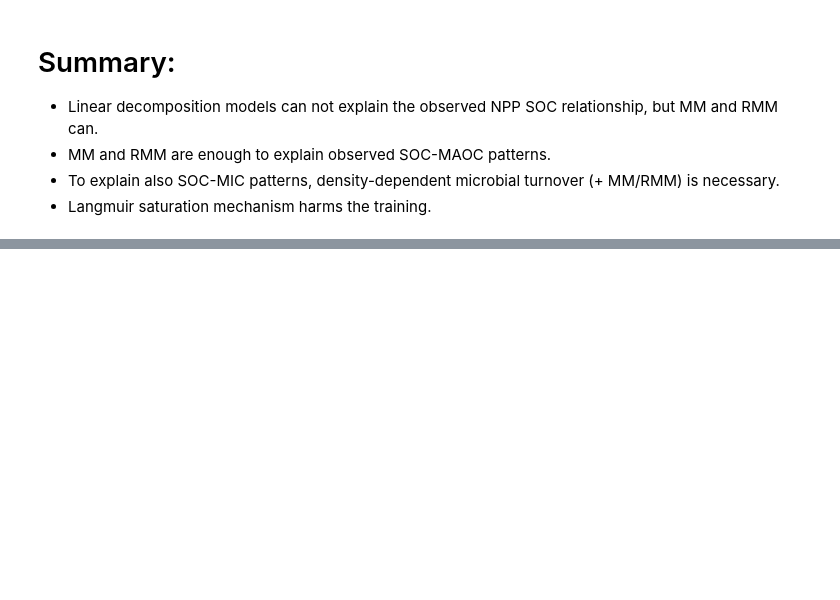
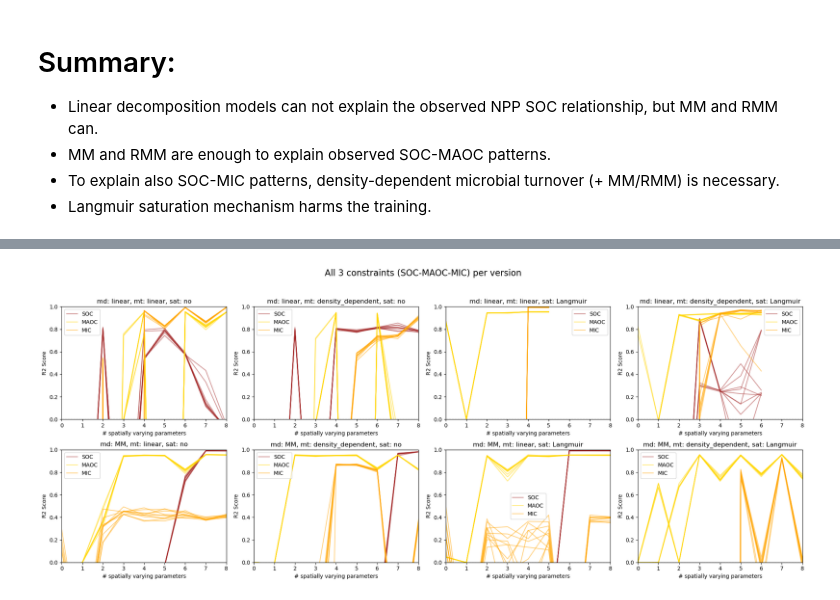
Before and after one commit to LeRoss92/Hybrid-Craig-and-Dynamic-LUCAS, a Jupyter notebook: 3_analysis_new.ipynb, the cells around one changed output, grey strips where cells are left out. Saved outputs shown, nothing was run; the diff lists cells and outputs as text; code cells hidden in the pictures; blank space fills up the shorter version.

```diff
--- a/3_analysis_new.ipynb
+++ b/3_analysis_new.ipynb
@@ -171,0 +236,38 @@ While both SOC-MIC and SOC-MAOC patterns can be represented by the (R)MM version
+# %%
+temp, train_val_test = 'static', 'test'
+constraints = 'SOC-MAOC-MIC'           # all 3 constraints
+all_targets = ['SOC', 'MAOC', 'MIC']
+target_colors = {'SOC': 'brown', 'MAOC': 'gold', 'MIC': 'orange'}
+
+mds = ['linear', 'MM']                                                   # rows (RMM left out)
+combos = [('linear', 'no'), ('density_dependent', 'no'),
+          ('linear', 'Langmuir'), ('density_dependent', 'Langmuir')]     # columns (mt, sat)
+
+fig, axs = plt.subplots(len(mds), len(combos),
+                        figsize=(5 * len(combos), 4 * len(mds)), squeeze=False)
+for r, md in enumerate(mds):
+    for c, (mt, sat) in enumerate(combos):
+        ax = axs[r, c]
+        for target in all_targets:
+            all_scores = []
+            for fold in range(10):
+                fold_results = get_all_n_sp(temp, fold, md, mt, sat, constraints, train_val_test)
+                all_scores.append([x[target] for x in fold_results if target in x])
+            for i, fold_scores in enumerate(all_scores):
+                ax.plot(range(len(fold_scores)), fold_scores,
+                        color=target_colors[target], alpha=0.5,
+                        label=target if i == 0 else "")
+        ax.axhline(0, color='gray', linestyle='--', linewidth=1)
+        ax.set_xlabel("# spatially varying parameters")
+        ax.set_ylabel("R2 Score")
+        ax.set_title(f"md: {md}, mt: {mt}, sat: {sat}")
+        ax.set_ylim(0.0, 1.0)
+        ax.set_xlim(0, 8)
+        # dedupe legend entries
+        handles, labels = ax.get_legend_handles_labels()
+        uniq = dict(zip(labels, handles))
+        ax.legend(uniq.values(), uniq.keys())
+fig.suptitle("All 3 constraints (SOC-MAOC-MIC) per version", fontsize=16, y=1.02)
+plt.tight_layout(rect=[0, 0, 1, 0.99])
+# %% [output]
+[figure, added]
```
Also changed, not shown: parts of 7 cells of this notebook, 8 other files.
